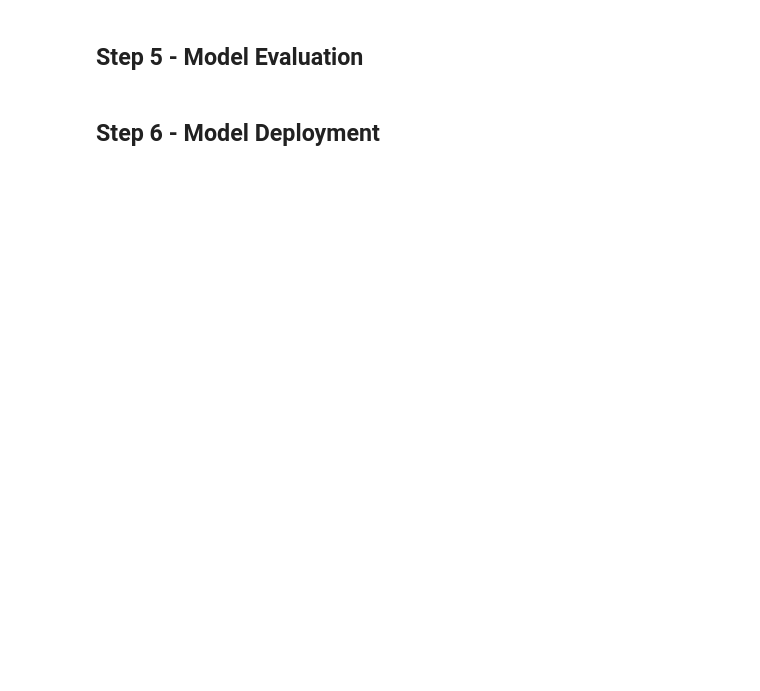
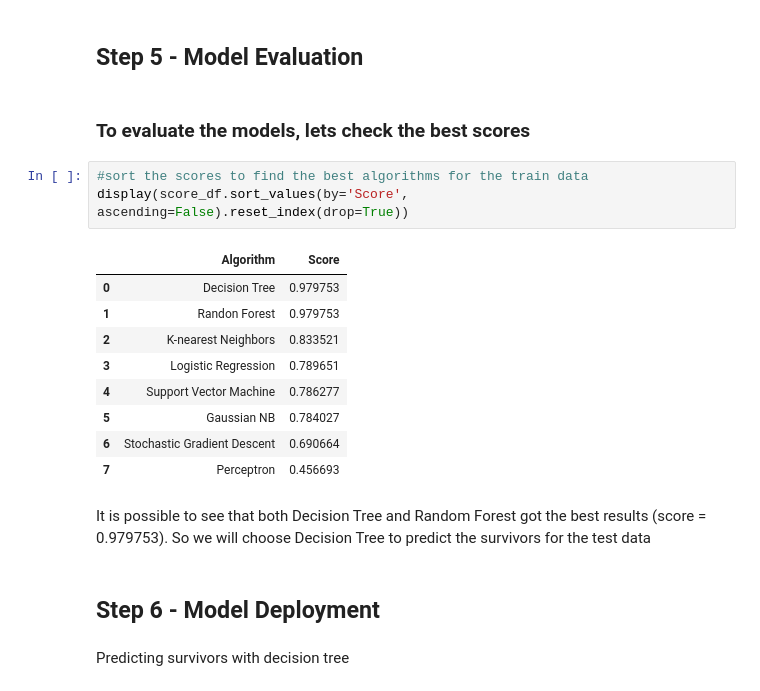
Before and after one commit to felipedaniel1910/TitanicAnalysis, a Jupyter notebook: script.ipynb, the cells around one changed output. Drawn from its saved outputs; the diff is of its cells as text; blank space fills up the shorter version.

```diff
--- a/script.ipynb
+++ b/script.ipynb
@@ -535,4 +614,23 @@ array([0, 1, 1, 1, 0, 0, 0, 0, 1, 1, 1, 1, 0, 0, 1, 1, 0, 0, 1, 1, 0, 0,
 # %% [markdown]
 <h2>Step 5 - Model Evaluation</h2>
+# %% [markdown]
+<h3>To evaluate the models, lets check the best scores</h3>
+# %%
+#sort the scores to find the best algorithms for the train data
+display(score_df.sort_values(by='Score', ascending=False).reset_index(drop=True))
+# %% [output]
+|  | Algorithm | Score |
+| 0 | Decision Tree | 0.979753 |
+| 1 | Randon Forest | 0.979753 |
+| 2 | K-nearest Neighbors | 0.833521 |
+| 3 | Logistic Regression | 0.789651 |
+| 4 | Support Vector Machine | 0.786277 |
+| 5 | Gaussian NB | 0.784027 |
+| 6 | Stochastic Gradient Descent | 0.690664 |
+| 7 | Perceptron | 0.456693 |
+# %% [markdown]
+<p>It is possible to see that both Decision Tree and Random Forest got the best results (score = 0.979753). So we will choose Decision Tree to predict the survivors for the test data</p>
 # %% [markdown]
 <h2>Step 6 - Model Deployment</h2>
+# %% [markdown]
+<p>Predicting survivors with decision tree</p>
```
Also changed, not shown: parts of 51 cells of this notebook.
